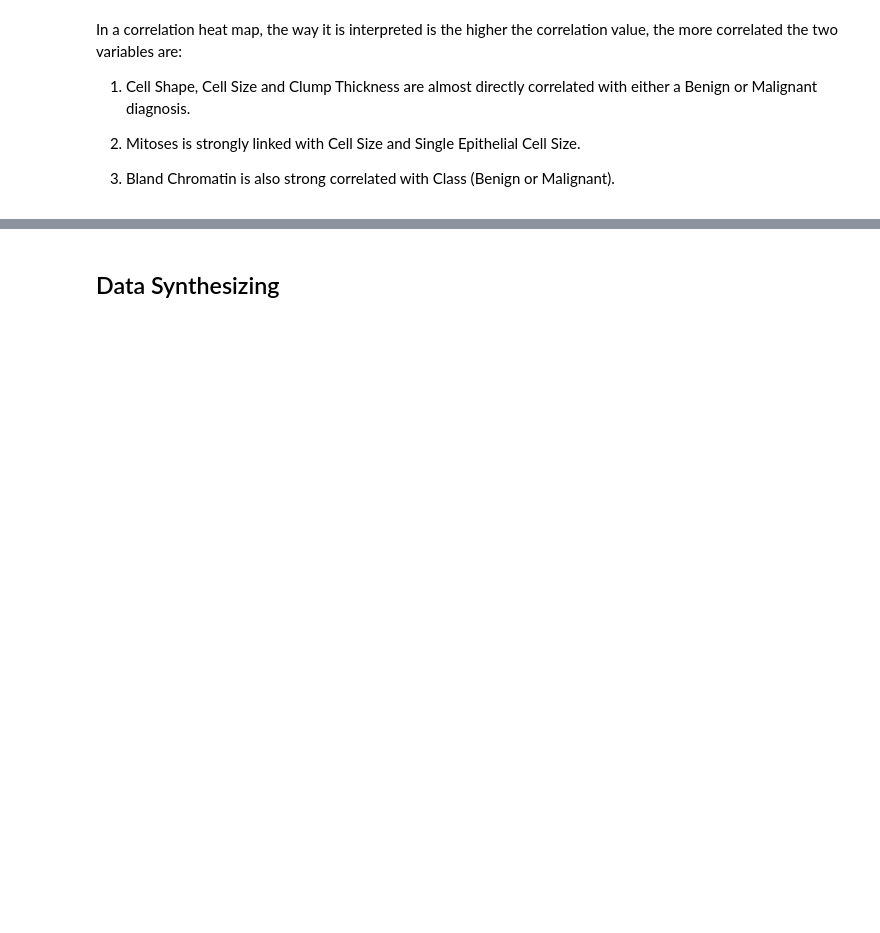
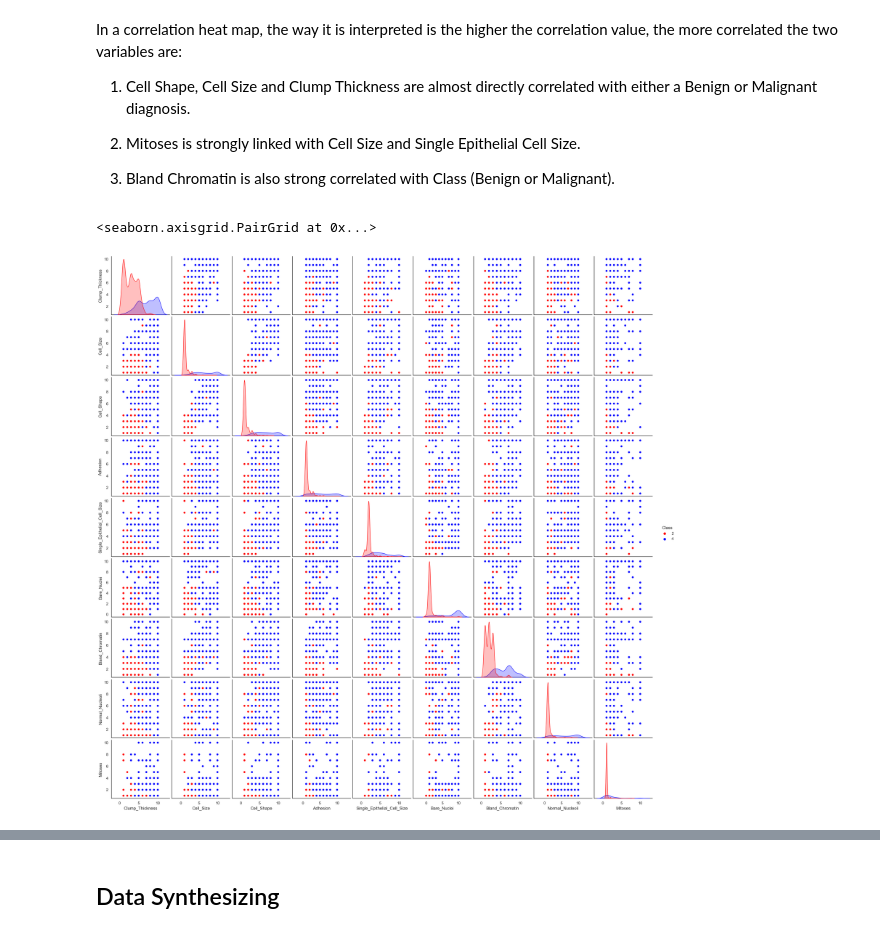
Before and after one commit to SeanE15/Programming_for_data_analysis_II, a Jupyter notebook: Assignment_2_PfDA.ipynb, the cells around one changed output, grey strips where cells are left out. Cells and saved outputs as stored; diff of their text form; code cells hidden in the pictures; blank space fills up the shorter version.

```diff
--- a/Assignment_2_PfDA.ipynb
+++ b/Assignment_2_PfDA.ipynb
@@ -165,7 +198,11 @@ In a correlation heat map, the way it is interpreted is the higher the correlati
 
 3) Bland Chromatin is also strong correlated with Class (Benign or Malignant).
 # %%
-#columns_mean=("Sample_Number", "Clump_Thickness", "Cell_Size", "Cell_Shape","Adhesion","Single_Epithelial_Cell_Size","Bare_Nuclei","Bland_Chromatin","Normal_Nucleoli","Mitoses","Class")
-#df_mean = pd.DataFrame(df,columns = df.columns)
-#sns.pairplot(df_mean, hue = "Class", diag_kind='kde',palette = ["orange","blue"])
+# Created a pairplot to help understand the correlation between data.
+
+columns= ["Clump_Thickness", "Cell_Size", "Cell_Shape","Adhesion","Single_Epithelial_Cell_Size","Bare_Nuclei","Bland_Chromatin","Normal_Nucleoli","Mitoses","Class"]
+sns.pairplot(data=df[columns], hue = "Class", palette = ["red","blue"])
+# %% [output]
+<seaborn.axisgrid.PairGrid at 0x...>
+[figure, added]
 # %%
```
Also changed, not shown: parts of 20 cells of this notebook, 1 other file.
